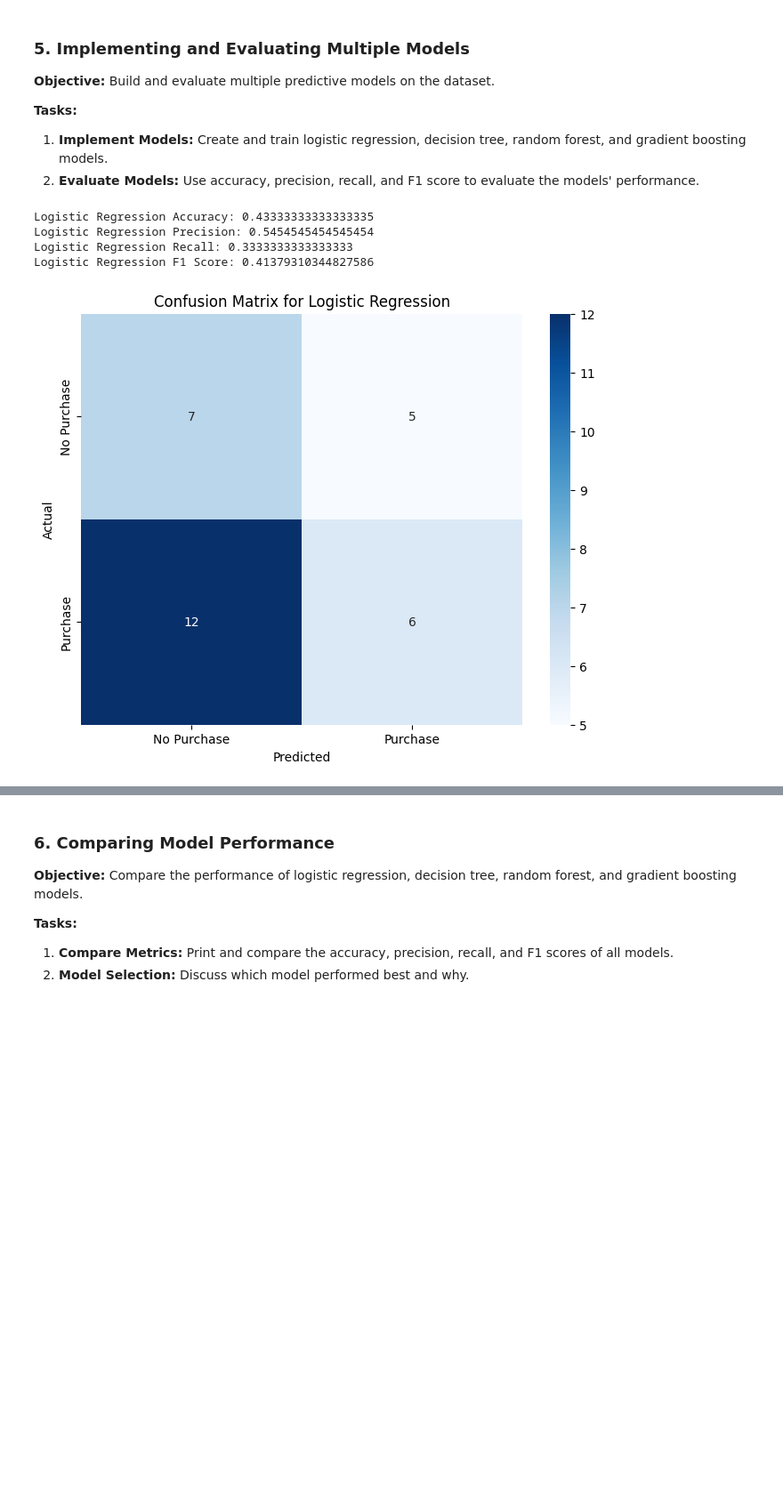
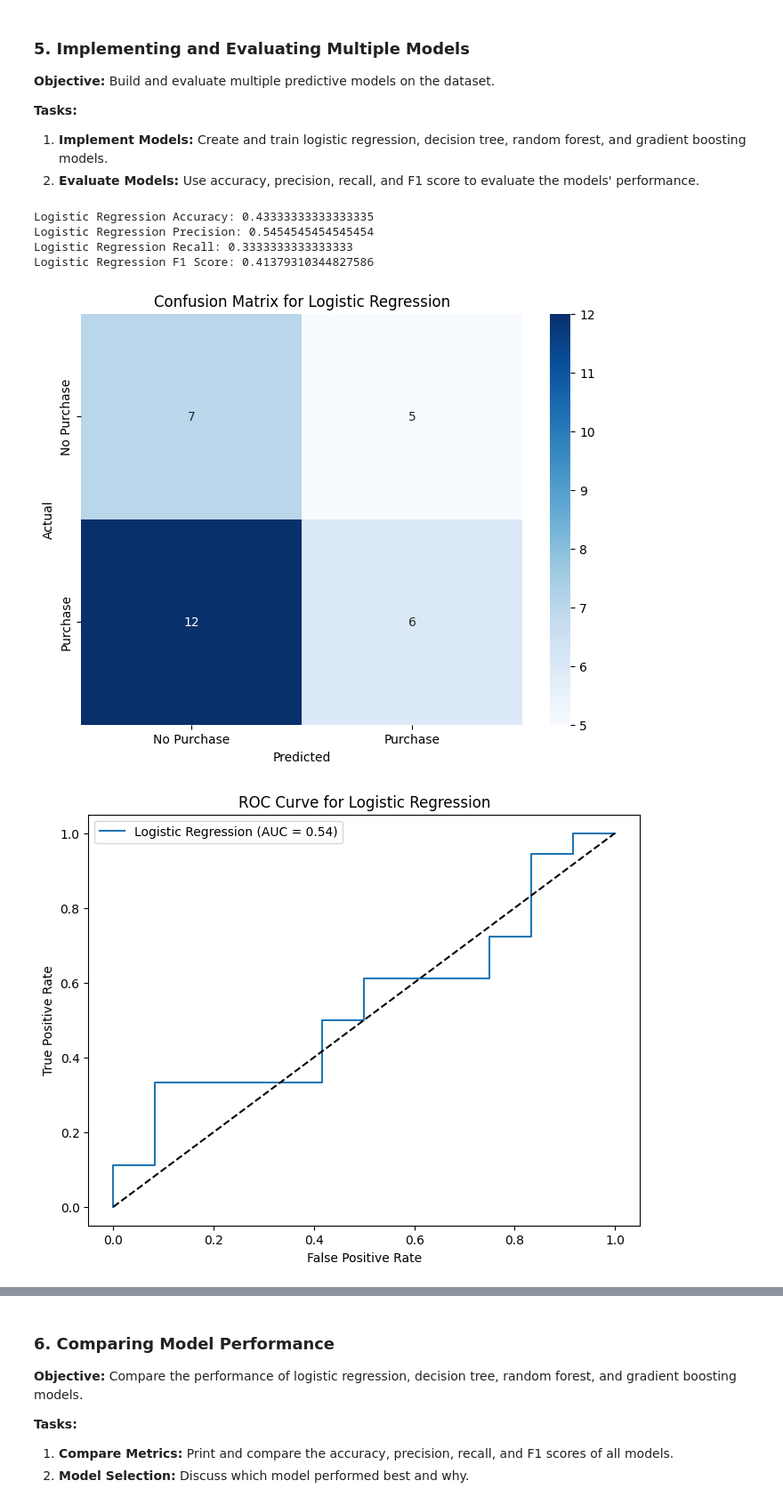
Before and after one commit to RobotX5/MIS-3820, a Jupyter notebook: Week_6/Week_6_Lab_Notebook.ipynb, the cells around one changed output, grey strips where cells are left out. Shown at 89% size. Saved outputs shown, nothing was run; the diff lists cells and outputs as text; code cells hidden in the pictures; blank space fills up the shorter version.

Commit message:
adding in more graphs

```diff
--- a/Week_6/Week_6_Lab_Notebook.ipynb
+++ b/Week_6/Week_6_Lab_Notebook.ipynb
@@ -168,30 +168,56 @@ Test set size: (30, 5)
 # %%
 # Implementing Logistic Regression
 logistic_model = LogisticRegression(random_state=42, max_iter=1000)
 logistic_model.fit(X_train, y_train)
 logistic_predictions = logistic_model.predict(X_test)
 
 # Evaluate Logistic Regression
 logistic_accuracy = accuracy_score(y_test, logistic_predictions)
 logistic_precision = precision_score(y_test, logistic_predictions)
 logistic_recall = recall_score(y_test, logistic_predictions)
 logistic_f1 = f1_score(y_test, logistic_predictions)
 print(f'Logistic Regression Accuracy: {logistic_accuracy}')
 print(f'Logistic Regression Precision: {logistic_precision}')
 print(f'Logistic Regression Recall: {logistic_recall}')
 print(f'Logistic Regression F1 Score: {logistic_f1}')
 
 # Plot confusion matrix for Logistic Regression
 conf_matrix = confusion_matrix(y_test, logistic_predictions)
 plt.figure(figsize=(8, 6))
 sns.heatmap(conf_matrix, annot=True, fmt='d', cmap='Blues', xticklabels=['No Purchase', 'Purchase'], yticklabels=['No Purchase', 'Purchase'])
 plt.xlabel('Predicted')
 plt.ylabel('Actual')
 plt.title('Confusion Matrix for Logistic Regression')
 plt.show()
+# Plot ROC Curve for Logistic Regression
+
+logistic_fpr, logistic_tpr, _ = roc_curve(y_test, logistic_model.predict_proba(X_test)[:, 1])
+logistic_auc = roc_auc_score(y_test, logistic_model.predict_proba(X_test)[:, 1])
+
+plt.figure(figsize=(8, 6))
+plt.plot(logistic_fpr, logistic_tpr, label=f'Logistic Regression (AUC = {logistic_auc:.2f})')
+plt.plot([0, 1], [0, 1], 'k--')
+plt.xlabel('False Positive Rate')
+plt.ylabel('True Positive Rate')
+plt.title('ROC Curve for Logistic Regression')
+plt.legend(loc='best')
+plt.show()
+
+# Plot Precision-Recall Curve for Logistic Regression
+
+logistic_precision, logistic_recall, _ = precision_recall_curve(y_test, logistic_model.predict_proba(X_test)[:, 1])
+
+plt.figure(figsize=(8, 6))
+plt.plot(logistic_recall, logistic_precision, label='Logistic Regression')
+plt.xlabel('Recall')
+plt.ylabel('Precision')
+plt.title('Precision-Recall Curve for Logistic Regression')
+plt.legend(loc='best')
+plt.show()
 # %% [output]
 Logistic Regression Accuracy: 0.43333333333333335
 Logistic Regression Precision: 0.5454545454545454
 Logistic Regression Recall: 0.3333333333333333
 Logistic Regression F1 Score: 0.41379310344827586
 [figure]
+[figure, added]
```
Also changed, not shown: parts of 4 cells of this notebook.
